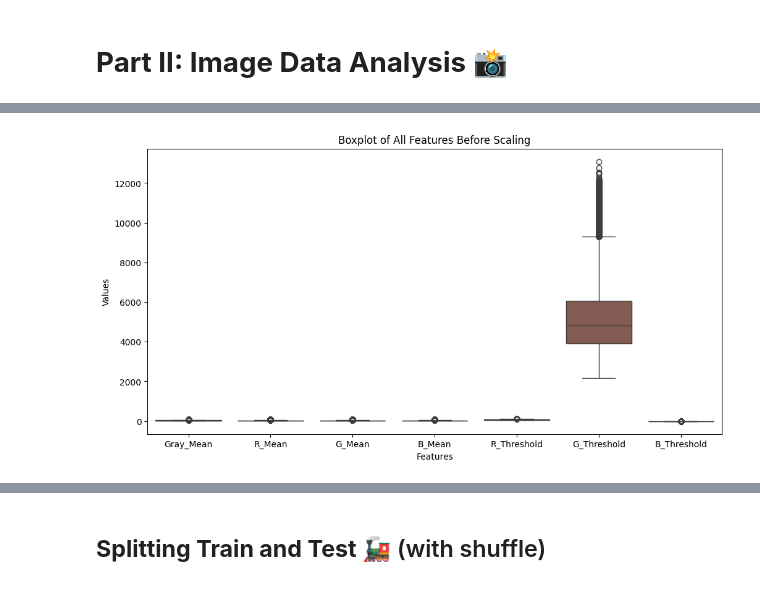
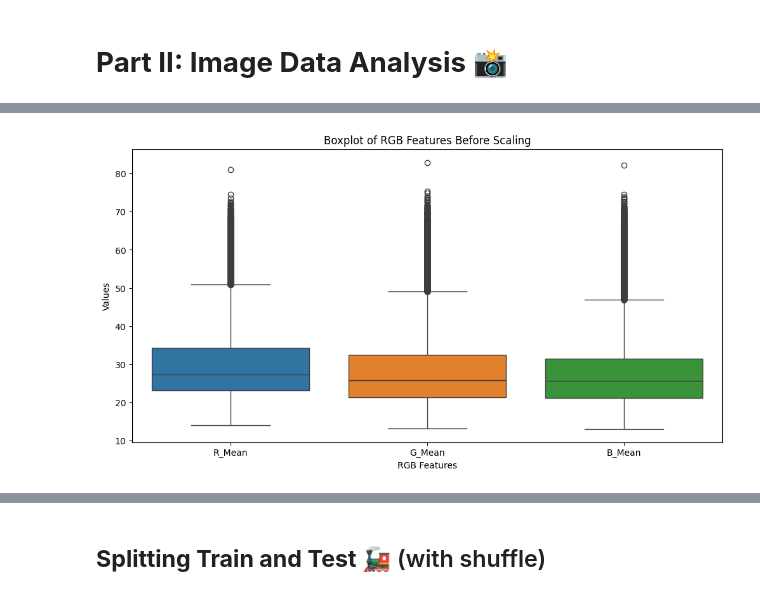
Before and after one commit to merttcetn/ML-PA1, a Jupyter notebook: assignment_1.ipynb, the cells around one changed output, grey strips where cells are left out. Drawn from its saved outputs; the diff is of its cells as text; code cells hidden in the pictures.

```diff
--- a/assignment_1.ipynb
+++ b/assignment_1.ipynb
@@ -580,12 +570,12 @@ Note: you may need to restart the kernel to use updated packages.
 # %%
 # Boxplot for Outlier Detection (Before Scaling)
-df_original = pd.DataFrame(X, columns=["Gray_Mean", "R_Mean", "G_Mean", "B_Mean", "R_Threshold", "G_Threshold", "B_Threshold"])
+df_original = pd.DataFrame(X, columns=["R_Mean", "G_Mean", "B_Mean"])
 
 plt.figure(figsize=(12, 6))
 sns.boxplot(data=df_original)
-plt.title("Boxplot of All Features Before Scaling")
-plt.xlabel("Features")
+plt.title("Boxplot of RGB Features Before Scaling")
+plt.xlabel("RGB Features")
 plt.ylabel("Values")
 plt.show()
 # %% [output]
-[figure, old version]
+[figure, new version]
```
Also changed, not shown: parts of 11 cells of this notebook.
